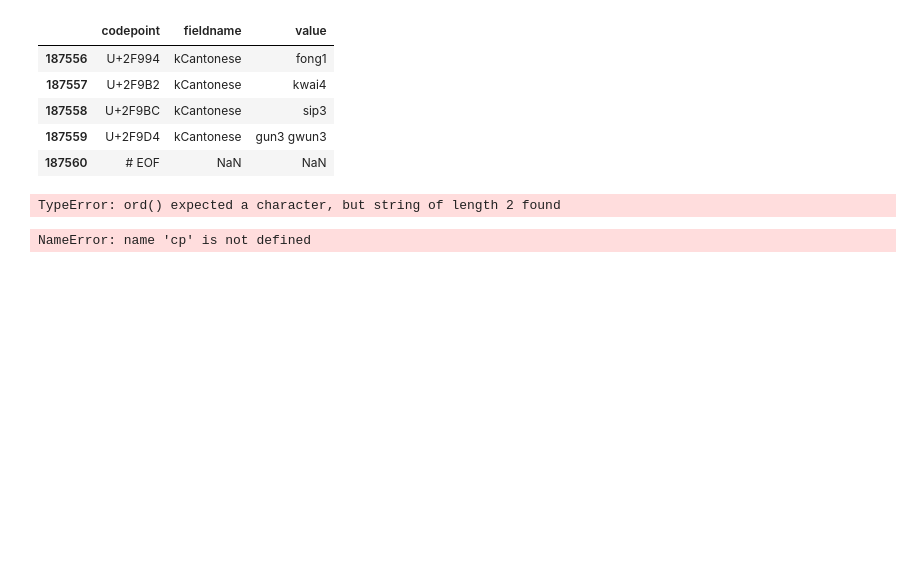
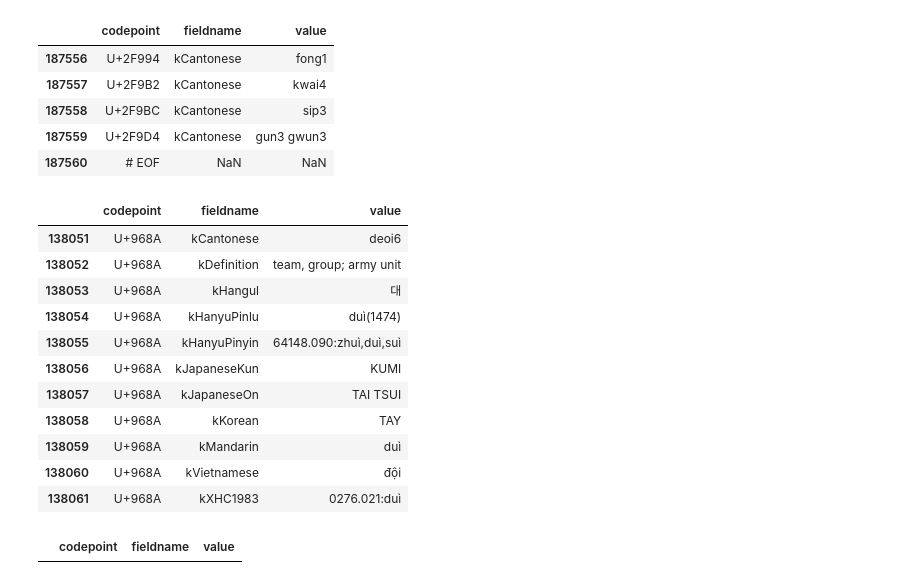
Before and after one commit to alexamies/chinesenotes.com, a Jupyter notebook: python/unihan.ipynb, the cells around one changed output. Drawn from its saved outputs; the diff is of its cells as text; code cells hidden in the pictures; blank space fills up the shorter version.

```diff
--- a/python/unihan.ipynb
+++ b/python/unihan.ipynb
@@ -32,17 +32,28 @@ readings.tail()
 | 187559 | U+2F9D4 | kCantonese | gun3 gwun3 |
 | 187560 | # EOF | NaN | NaN |
 # %%
-chinese = u'𦥶'
+chinese = u'隊'
 cp = 'U+' + hex(ord(chinese)).replace('0x', '').upper()
 chineseDf = readings[readings.codepoint == cp]
 chineseDf
 # %% [output]
-TypeError: ord() expected a character, but string of length 2 found
+|  | codepoint | fieldname | value |
+| 138051 | U+968A | kCantonese | deoi6 |
+| 138052 | U+968A | kDefinition | team, group; army unit |
+| 138053 | U+968A | kHangul | 대 |
+| 138054 | U+968A | kHanyuPinlu | duì(1474) |
+| 138055 | U+968A | kHanyuPinyin | 64148.090:zhuì,duì,suì |
+| 138056 | U+968A | kJapaneseKun | KUMI |
+| 138057 | U+968A | kJapaneseOn | TAI TSUI |
+| 138058 | U+968A | kKorean | TAY |
+| 138059 | U+968A | kMandarin | duì |
+| 138060 | U+968A | kVietnamese | đội |
+| 138061 | U+968A | kXHC1983 | 0276.021:duì |
 # %%
 variantsDf = variants[variants.codepoint == cp]
 variantsDf
 # %% [output]
-NameError: name 'cp' is not defined
+|  | codepoint | fieldname | value |
 # %%
 english = "\\N"
 englishDF = chineseDf[chineseDf.fieldname == 'kDefinition']['value']
```
Also changed, not shown: parts of 8 cells of this notebook, 2 other files.
